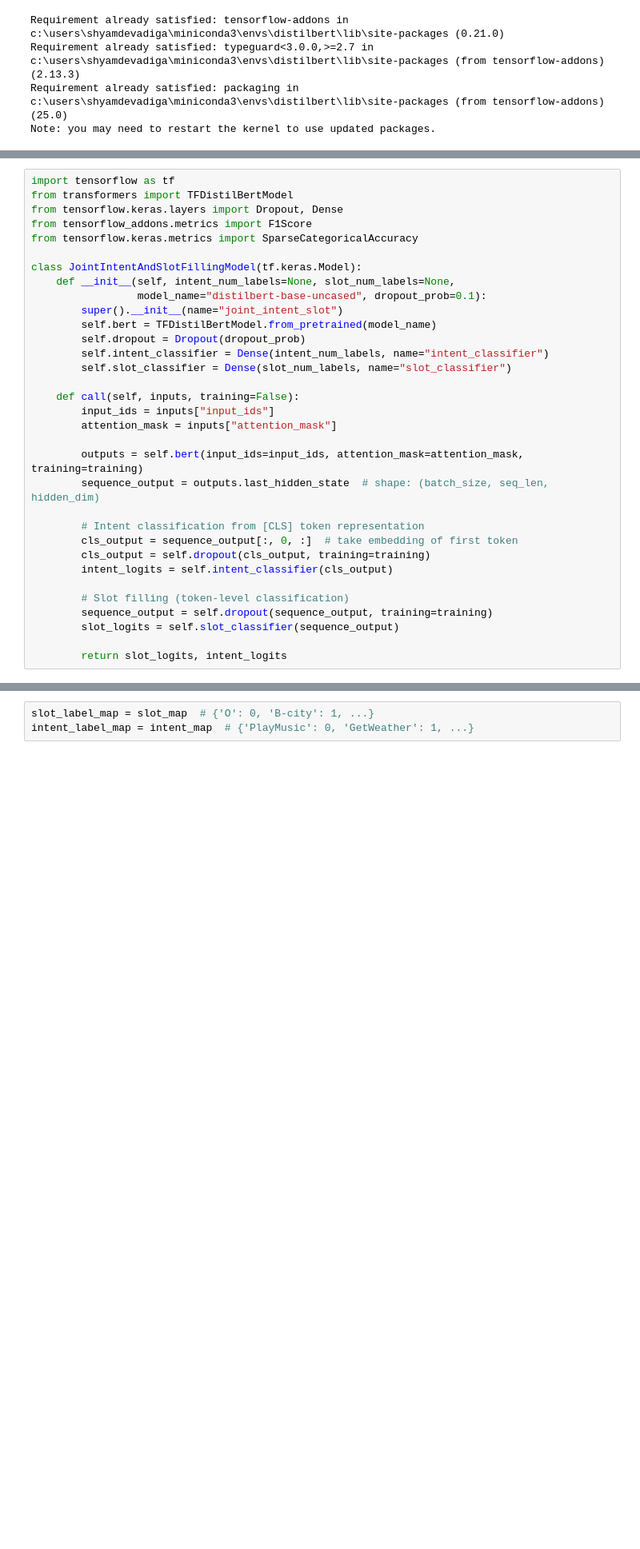
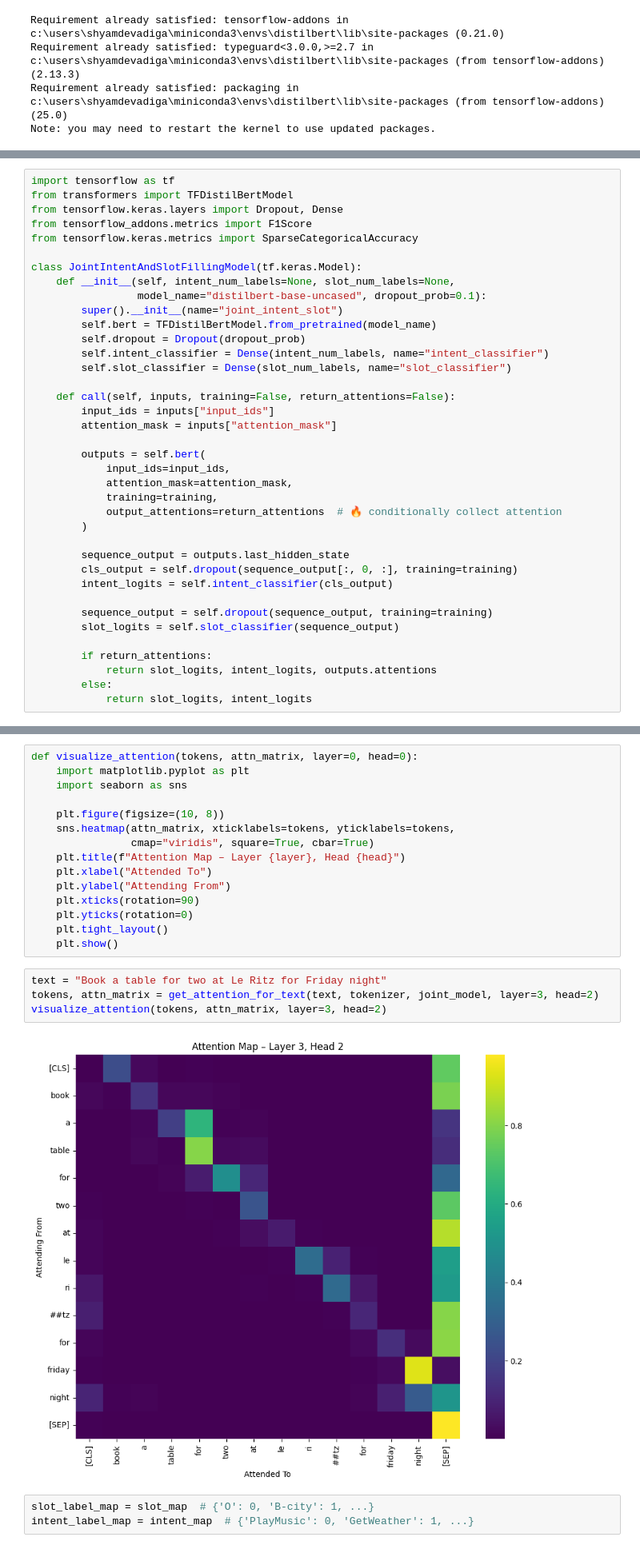
Before and after one commit to Shyam123-bot/DistilBERT-based-Intent-Classification-and-Slot-Filing-Sytem, a Jupyter notebook: Transformers_Joint_Intent_Classification_Slot_Filling_rendered (2).ipynb, the cells around one changed output, grey strips where cells are left out. Shown at 80% size. Saved outputs shown, nothing was run; the diff lists cells and outputs as text; blank space fills up the shorter version.

```diff
--- a/Transformers_Joint_Intent_Classification_Slot_Filling_rendered.ipynb
+++ b/Transformers_Joint_Intent_Classification_Slot_Filling_rendered (2).ipynb
@@ -839,23 +816,28 @@ class JointIntentAndSlotFillingModel(tf.keras.Model):
         self.intent_classifier = Dense(intent_num_labels, name="intent_classifier")
         self.slot_classifier = Dense(slot_num_labels, name="slot_classifier")
 
-    def call(self, inputs, training=False):
+    def call(self, inputs, training=False, return_attentions=False):
         input_ids = inputs["input_ids"]
         attention_mask = inputs["attention_mask"]
 
-        outputs = self.bert(input_ids=input_ids, attention_mask=attention_mask, training=training)
-        sequence_output = outputs.last_hidden_state  # shape: (batch_size, seq_len, hidden_dim)
+        outputs = self.bert(
+            input_ids=input_ids,
+            attention_mask=attention_mask,
+            training=training,
+            output_attentions=return_attentions  # 🔥 conditionally collect attention
+        )
 
-        # Intent classification from [CLS] token representation
-        cls_output = sequence_output[:, 0, :]  # take embedding of first token
-        cls_output = self.dropout(cls_output, training=training)
+        sequence_output = outputs.last_hidden_state
+        cls_output = self.dropout(sequence_output[:, 0, :], training=training)
         intent_logits = self.intent_classifier(cls_output)
 
-        # Slot filling (token-level classification)
         sequence_output = self.dropout(sequence_output, training=training)
         slot_logits = self.slot_classifier(sequence_output)
 
-        return slot_logits, intent_logits
+        if return_attentions:
+            return slot_logits, intent_logits, outputs.attentions
+        else:
+            return slot_logits, intent_logits
 # %% [output]
 TensorFlow Addons (TFA) has ended development and introduction of new features.
 TFA has entered a minimal maintenance and release mode until a planned end of life in May 2024.
@@ -962,3 +949,24 @@ intent_preds = tf.argmax(intent_logits, axis=-1).numpy()
+# %%
+def visualize_attention(tokens, attn_matrix, layer=0, head=0):
+    import matplotlib.pyplot as plt
+    import seaborn as sns
+
+    plt.figure(figsize=(10, 8))
+    sns.heatmap(attn_matrix, xticklabels=tokens, yticklabels=tokens,
+                cmap="viridis", square=True, cbar=True)
+    plt.title(f"Attention Map – Layer {layer}, Head {head}")
+    plt.xlabel("Attended To")
+    plt.ylabel("Attending From")
+    plt.xticks(rotation=90)
+    plt.yticks(rotation=0)
+    plt.tight_layout()
+    plt.show()
+# %%
+text = "Book a table for two at Le Ritz for Friday night"
+tokens, attn_matrix = get_attention_for_text(text, tokenizer, joint_model, layer=3, head=2)
+visualize_attention(tokens, attn_matrix, layer=3, head=2)
+# %% [output]
+[figure, added]
 # %%
 slot_label_map = slot_map  # {'O': 0, 'B-city': 1, ...}
 intent_label_map = intent_map  # {'PlayMusic': 0, 'GetWeather': 1, ...}
```
Also changed, not shown: parts of 49 cells of this notebook, 8 other files.
